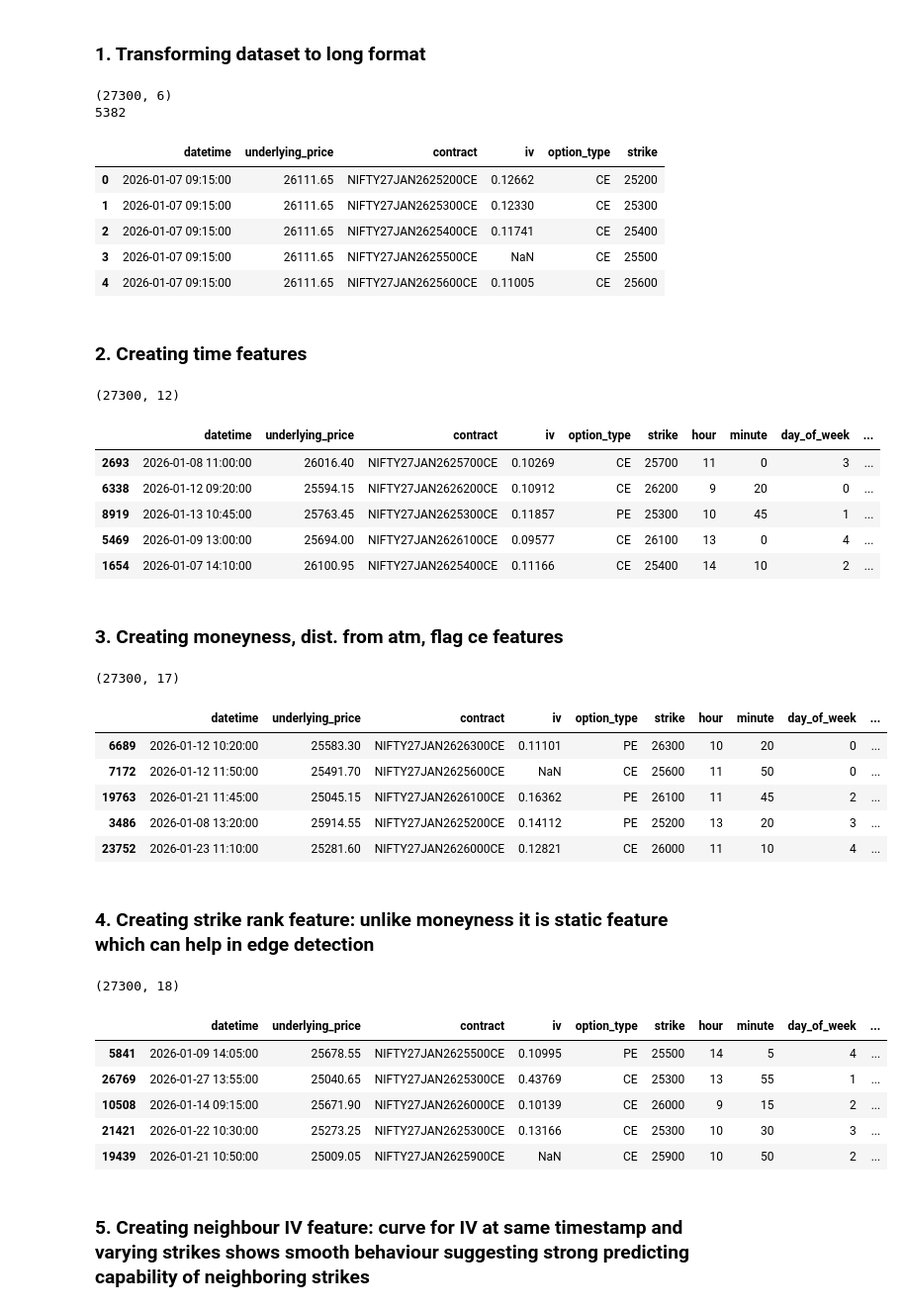
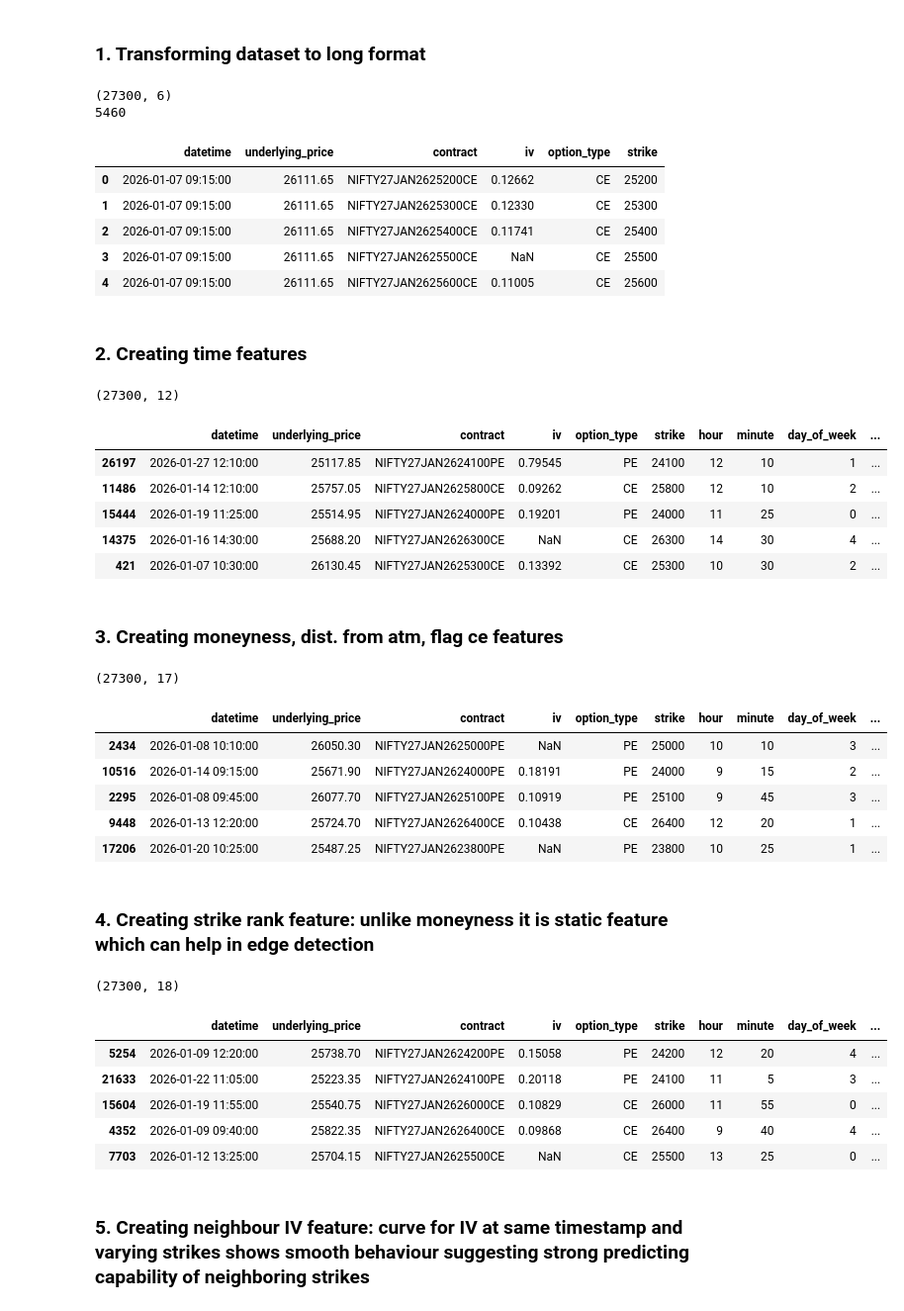
Before and after one commit to 1Priyanshu18/nifty-iv-surface-prediction, a Jupyter notebook: notebooks/02_feature_engineering.ipynb, the cells around one changed output. Shown at 99% size. Saved outputs shown, nothing was run; the diff lists cells and outputs as text; code cells hidden in the pictures.

```diff
--- a/notebooks/02_feature_engineering.ipynb
+++ b/notebooks/02_feature_engineering.ipynb
@@ -43,7 +42,7 @@ df_ce['strike'] = df_ce['contract'].str[12:-2].astype(int)
 
 df_pe = df.melt(
     id_vars = ['datetime','underlying_price'],
-    value_vars=ce_cols,
+    value_vars=pe_cols,
     var_name='contract',
     value_name='iv'
 )
@@ -63,7 +62,7 @@ print(df_long['iv'].isna().sum())
 df_long.head(5)
 # %% [output]
 (27300, 6)
-5382
+5460
 |  | datetime | underlying_price | contract | iv | option_type | strike |
 | 0 | 2026-01-07 09:15:00 | 26111.65 | NIFTY27JAN2625200CE | 0.12662 | CE | 25200 |
 | 1 | 2026-01-07 09:15:00 | 26111.65 | NIFTY27JAN2625300CE | 0.12330 | CE | 25300 |
@@ -75,26 +74,26 @@ df_long.head(5)
 # %%
 df_long['hour'] = df_long['datetime'].dt.hour
 df_long['minute'] = df_long['datetime'].dt.minute
 df_long['day_of_week'] = df_long['datetime'].dt.dayofweek
 df_long['date'] = df_long['datetime'].dt.date
 
 session_start_min = df_long.iloc[0]['hour']*60 + df_long.iloc[0]['minute']
 session_end_min = df_long.iloc[-1]['hour']*60 + df_long.iloc[-1]['minute']
 
-df_long['session_progress'] = (df_long['hour']*600 + df_long['minute'] - session_start_min)/(session_end_min - session_start_min).clip(0,1)
+df_long['session_progress'] = ((df_long['hour']*60 + df_long['minute'] - session_start_min)/(session_end_min - session_start_min)).clip(0,1)
 
 df_long['days_to_expiry'] = ((df_long.iloc[-1]['datetime'] - df_long['datetime']).dt.total_seconds()/(60*60*24)).clip(lower=0).round(4)
 
 print(df_long.shape)
 df_long.sample(5)
 # %% [output]
 (27300, 12)
 |  | datetime | underlying_price | contract | iv | option_type | strike | hour | minute | day_of_week | ... |
-| 2693 | 2026-01-08 11:00:00 | 26016.40 | NIFTY27JAN2625700CE | 0.10269 | CE | 25700 | 11 | 0 | 3 | ... |
-| 6338 | 2026-01-12 09:20:00 | 25594.15 | NIFTY27JAN2626200CE | 0.10912 | CE | 26200 | 9 | 20 | 0 | ... |
-| 8919 | 2026-01-13 10:45:00 | 25763.45 | NIFTY27JAN2625300CE | 0.11857 | PE | 25300 | 10 | 45 | 1 | ... |
-| 5469 | 2026-01-09 13:00:00 | 25694.00 | NIFTY27JAN2626100CE | 0.09577 | CE | 26100 | 13 | 0 | 4 | ... |
-| 1654 | 2026-01-07 14:10:00 | 26100.95 | NIFTY27JAN2625400CE | 0.11166 | CE | 25400 | 14 | 10 | 2 | ... |
+| 26197 | 2026-01-27 12:10:00 | 25117.85 | NIFTY27JAN2624100PE | 0.79545 | PE | 24100 | 12 | 10 | 1 | ... |
+| 11486 | 2026-01-14 12:10:00 | 25757.05 | NIFTY27JAN2625800CE | 0.09262 | CE | 25800 | 12 | 10 | 2 | ... |
+| 15444 | 2026-01-19 11:25:00 | 25514.95 | NIFTY27JAN2624000PE | 0.19201 | PE | 24000 | 11 | 25 | 0 | ... |
+| 14375 | 2026-01-16 14:30:00 | 25688.20 | NIFTY27JAN2626300CE | NaN | CE | 26300 | 14 | 30 | 4 | ... |
+| 421 | 2026-01-07 10:30:00 | 26130.45 | NIFTY27JAN2625300CE | 0.13392 | CE | 25300 | 10 | 30 | 2 | ... |
 # %% [markdown]
 ### 3. Creating moneyness, dist. from atm, flag ce features
 # %%
@@ -111,11 +110,11 @@ df_long.sample(5)
 # %% [output]
 (27300, 17)
 |  | datetime | underlying_price | contract | iv | option_type | strike | hour | minute | day_of_week | ... |
-| 6689 | 2026-01-12 10:20:00 | 25583.30 | NIFTY27JAN2626300CE | 0.11101 | PE | 26300 | 10 | 20 | 0 | ... |
-| 7172 | 2026-01-12 11:50:00 | 25491.70 | NIFTY27JAN2625600CE | NaN | CE | 25600 | 11 | 50 | 0 | ... |
-| 19763 | 2026-01-21 11:45:00 | 25045.15 | NIFTY27JAN2626100CE | 0.16362 | PE | 26100 | 11 | 45 | 2 | ... |
-| 3486 | 2026-01-08 13:20:00 | 25914.55 | NIFTY27JAN2625200CE | 0.14112 | PE | 25200 | 13 | 20 | 3 | ... |
-| 23752 | 2026-01-23 11:10:00 | 25281.60 | NIFTY27JAN2626000CE | 0.12821 | CE | 26000 | 11 | 10 | 4 | ... |
+| 2434 | 2026-01-08 10:10:00 | 26050.30 | NIFTY27JAN2625000PE | NaN | PE | 25000 | 10 | 10 | 3 | ... |
+| 10516 | 2026-01-14 09:15:00 | 25671.90 | NIFTY27JAN2624000PE | 0.18191 | PE | 24000 | 9 | 15 | 2 | ... |
+| 2295 | 2026-01-08 09:45:00 | 26077.70 | NIFTY27JAN2625100PE | 0.10919 | PE | 25100 | 9 | 45 | 3 | ... |
+| 9448 | 2026-01-13 12:20:00 | 25724.70 | NIFTY27JAN2626400CE | 0.10438 | CE | 26400 | 12 | 20 | 1 | ... |
+| 17206 | 2026-01-20 10:25:00 | 25487.25 | NIFTY27JAN2623800PE | NaN | PE | 23800 | 10 | 25 | 1 | ... |
 # %% [markdown]
 ### 4. Creating strike rank feature: unlike moneyness it is static feature which can help in edge detection
 # %%
@@ -130,11 +129,11 @@ df_long.sample(5)
 # %% [output]
 (27300, 18)
 |  | datetime | underlying_price | contract | iv | option_type | strike | hour | minute | day_of_week | ... |
-| 5841 | 2026-01-09 14:05:00 | 25678.55 | NIFTY27JAN2625500CE | 0.10995 | PE | 25500 | 14 | 5 | 4 | ... |
-| 26769 | 2026-01-27 13:55:00 | 25040.65 | NIFTY27JAN2625300CE | 0.43769 | CE | 25300 | 13 | 55 | 1 | ... |
-| 10508 | 2026-01-14 09:15:00 | 25671.90 | NIFTY27JAN2626000CE | 0.10139 | CE | 26000 | 9 | 15 | 2 | ... |
-| 21421 | 2026-01-22 10:30:00 | 25273.25 | NIFTY27JAN2625300CE | 0.13166 | CE | 25300 | 10 | 30 | 3 | ... |
-| 19439 | 2026-01-21 10:50:00 | 25009.05 | NIFTY27JAN2625900CE | NaN | CE | 25900 | 10 | 50 | 2 | ... |
+| 5254 | 2026-01-09 12:20:00 | 25738.70 | NIFTY27JAN2624200PE | 0.15058 | PE | 24200 | 12 | 20 | 4 | ... |
+| 21633 | 2026-01-22 11:05:00 | 25223.35 | NIFTY27JAN2624100PE | 0.20118 | PE | 24100 | 11 | 5 | 3 | ... |
+| 15604 | 2026-01-19 11:55:00 | 25540.75 | NIFTY27JAN2626000CE | 0.10829 | CE | 26000 | 11 | 55 | 0 | ... |
+| 4352 | 2026-01-09 09:40:00 | 25822.35 | NIFTY27JAN2626400CE | 0.09868 | CE | 26400 | 9 | 40 | 4 | ... |
+| 7703 | 2026-01-12 13:25:00 | 25704.15 | NIFTY27JAN2625500CE | NaN | CE | 25500 | 13 | 25 | 0 | ... |
 # %% [markdown]
 ### 5. Creating neighbour IV feature: curve for IV at same timestamp and varying strikes shows smooth behaviour suggesting strong predicting capability of neighboring strikes
 # %%
```
Also changed, not shown: parts of 6 cells of this notebook, 11 other files.
